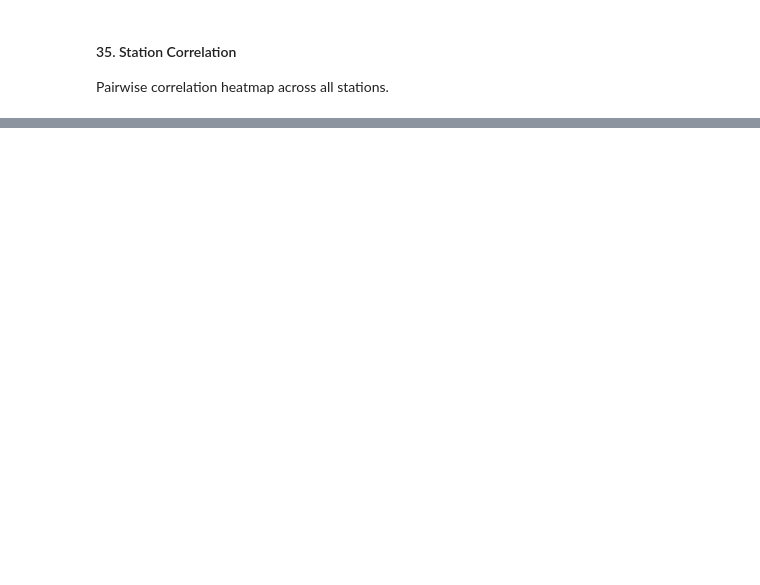
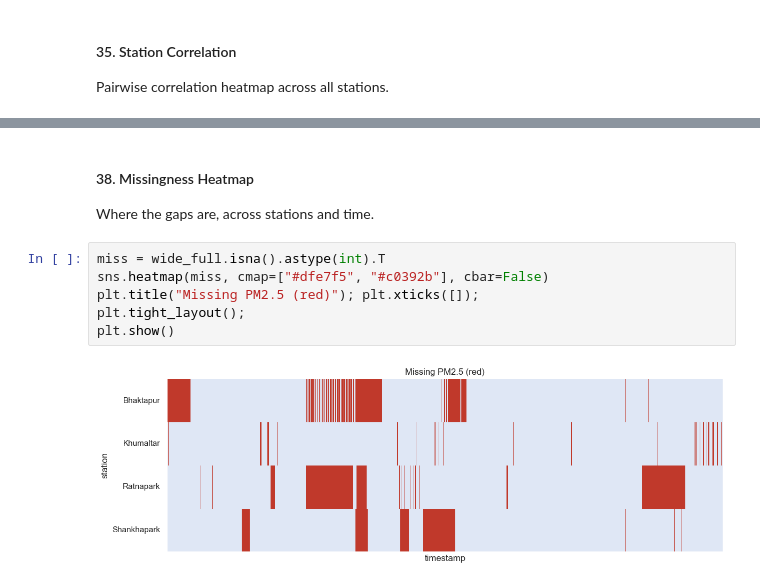
Before and after one commit to susmitahkhanal/kathmandu_pm25_forecasting, a Jupyter notebook: index.ipynb, the cells around one changed output, grey strips where cells are left out. Saved outputs shown, nothing was run; the diff lists cells and outputs as text; blank space fills up the shorter version.

```diff
--- a/index.ipynb
+++ b/index.ipynb
@@ -599,0 +643,12 @@ corr
+# %% [markdown]
+#### 38. Missingness Heatmap
+
+Where the gaps are, across stations and time.
+# %%
+miss = wide_full.isna().astype(int).T
+sns.heatmap(miss, cmap=["#dfe7f5", "#c0392b"], cbar=False)
+plt.title("Missing PM2.5 (red)"); plt.xticks([]);
+plt.tight_layout();
+plt.show()
+# %% [output]
+[figure, added]
```
Also changed, not shown: parts of 12 cells of this notebook.
